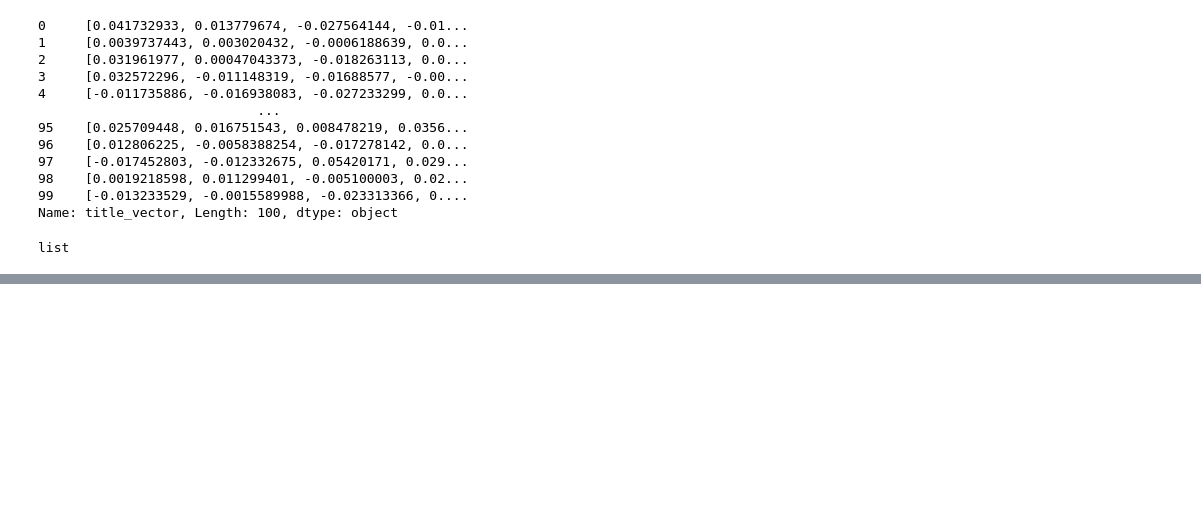
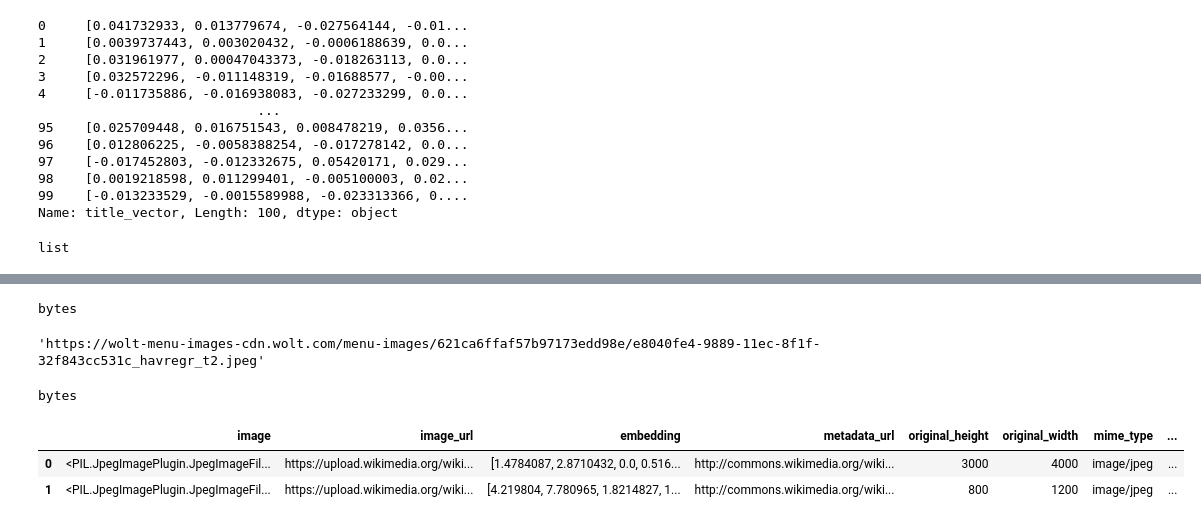
Before and after one commit to AI-Northstar-Tech/vector-io, a Jupyter notebook: src/vdf_io/notebooks/qdrant-big.ipynb, the cells around one changed output, grey strips where cells are left out. Saved outputs shown, nothing was run; the diff lists cells and outputs as text; code cells hidden in the pictures; blank space fills up the shorter version.

```diff
--- a/src/vdf_io/notebooks/qdrant-big.ipynb
+++ b/src/vdf_io/notebooks/qdrant-big.ipynb
@@ -98,0 +128,2 @@ df_take
+# %%
+ds = load_dataset("wikimedia/wit_base", split="train", streaming=True)
@@ -98,0 +151,23 @@ df_take
+# %%
+type(df2['cafe'].iloc[0])
+# %% [output]
+bytes
+# %%
+from PIL import Image
+
+df2['image'].iloc[0]
+# %% [output]
+'https://wolt-menu-images-cdn.wolt.com/menu-images/621ca6ffaf57b97173edd98e/e8040fe4-9889-11ec-8f1f-32f843cc531c_havregr_t2.jpeg'
+# %%
+type(df2['vector'].iloc[0])
+# check that the vector is a list of floats by parsing into list of floats
+# %% [output]
+bytes
+# %%
+import pandas as pd
+df = pd.DataFrame(ds.take(2))
+df
+# %% [output]
+|  | image | image_url | embedding | metadata_url | original_height | original_width | mime_type | ... |
+| 0 | <PIL.JpegImagePlugin.JpegImageFil... | https://upload.wikimedia.org/wiki... | [1.4784087, 2.8710432, 0.0, 0.516... | http://commons.wikimedia.org/wiki... | 3000 | 4000 | image/jpeg | ... |
+| 1 | <PIL.JpegImagePlugin.JpegImageFil... | https://upload.wikimedia.org/wiki... | [4.219804, 7.780965, 1.8214827, 1... | http://commons.wikimedia.org/wiki... | 800 | 1200 | image/jpeg | ... |
```
Also changed, not shown: parts of 18 cells of this notebook, 8 other files.
